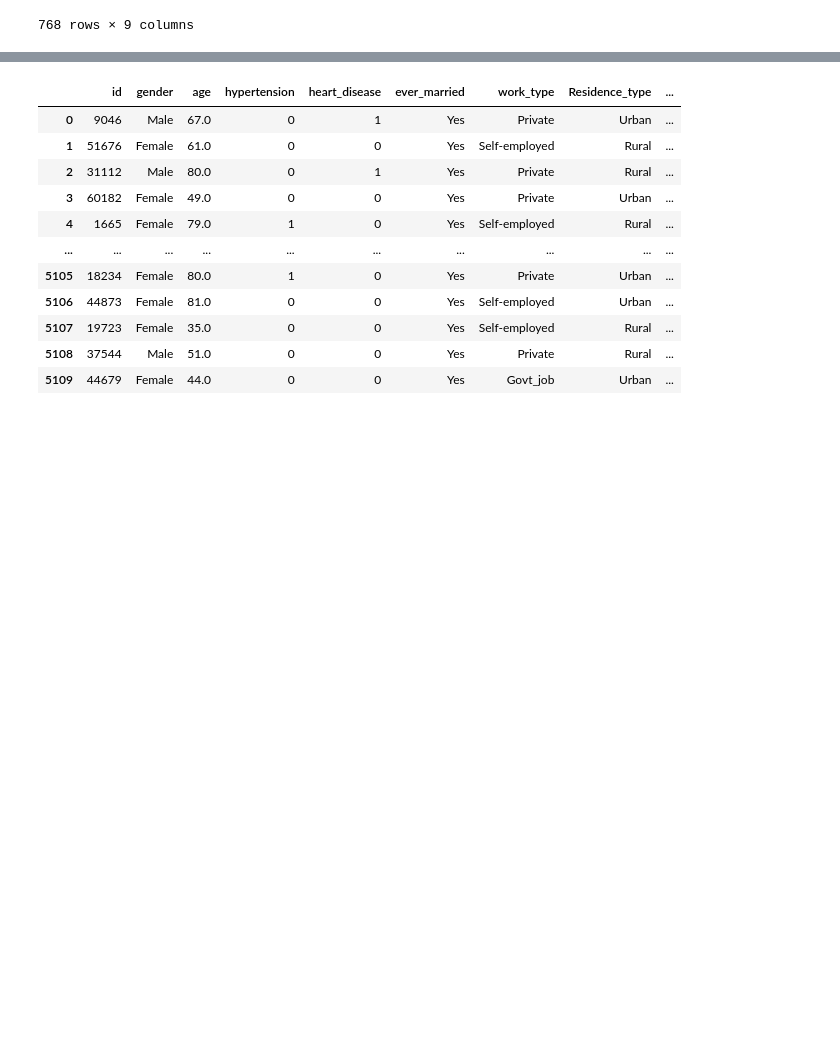
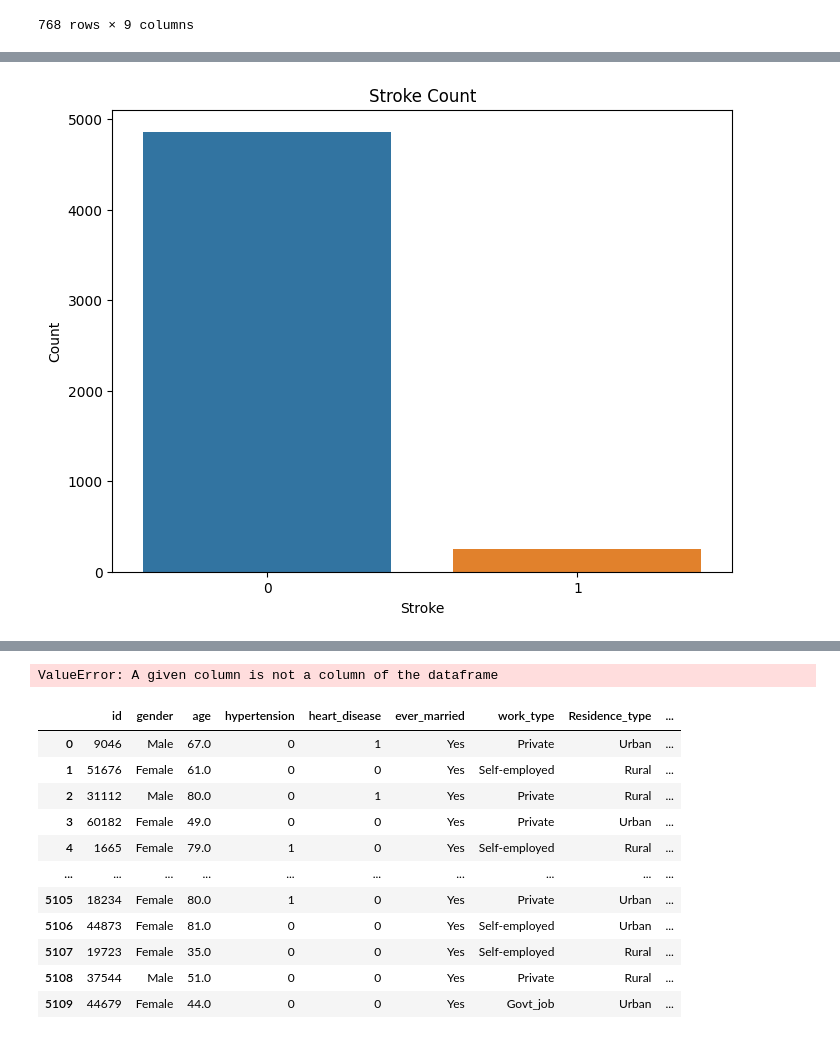
Before and after one commit to shankar1R/research, a Jupyter notebook: Healthcare.ipynb, the cells around one changed output, grey strips where cells are left out. Drawn from its saved outputs; the diff is of its cells as text; code cells hidden in the pictures; blank space fills up the shorter version.

```diff
--- a/Healthcare.ipynb
+++ b/Healthcare.ipynb
@@ -20,0 +140,79 @@ Data
+# %%
+import pandas as pd
+import matplotlib.pyplot as plt
+import seaborn as sns
+from sklearn.model_selection import train_test_split
+from sklearn.preprocessing import StandardScaler, OneHotEncoder
+from sklearn.compose import ColumnTransformer
+from sklearn.ensemble import RandomForestClassifier
+from sklearn.metrics import accuracy_score, classification_report
+from sklearn.impute import SimpleImputer
+from sklearn.pipeline import Pipeline
+
+# Load the data
+Data = pd.read_csv(r"E:\research\Helth Care Dataset\healthcare-dataset-stroke-data.csv")
+
+# Explore the data with visualizations
+# Example: Countplot of the 'stroke' column
+plt.figure(figsize=(8, 6))
+sns.countplot(data=Data, x='stroke')
+plt.title('Stroke Count')
+plt.xlabel('Stroke')
+plt.ylabel('Count')
+plt.show()
+
+print(Data.columns)
+
+# Define categorical and numeric features
+categorical_features = ['gender', 'ever_married', 'work_type', 'Residence_type', 'smoking_status']
+numeric_features = [col for col in Data.columns if col not in categorical_features]
+
+# Create transformers for preprocessing
+categorical_transformer = Pipeline(steps=[
+    ('imputer', SimpleImputer(strategy='most_frequent')),
+    ('onehot', OneHotEncoder(handle_unknown='ignore'))
+])
+
+numeric_transformer = Pipeline(steps=[
+    ('imputer', SimpleImputer(strategy='mean')),
+    ('scaler', StandardScaler())
+])
+
+# Use ColumnTransformer to apply transformers to the correct columns
+preprocessor = ColumnTransformer(
+    transformers=[
+        ('num', numeric_transformer, numeric_features),
+        ('cat', categorical_transformer, categorical_features)
+    ])
+
+# Preprocess the data
+X = Data.drop("stroke", axis=1)  # Assuming "stroke" is the target variable
+y = Data["stroke"]
+
+# Split the data into training and testing sets (e.g., 80% train, 20% test)
+X_train, X_test, y_train, y_test = train_test_split(X, y, test_size=0.2, random_state=42)
+
+# Apply preprocessing to the training and testing data
+X_train = preprocessor.fit_transform(X_train)
+X_test = preprocessor.transform(X_test)
+
+# Choose and train a machine learning model (e.g., Random Forest)
+model = RandomForestClassifier(random_state=42)
+model.fit(X_train, y_train)
+
+# Make predictions on the test data
+y_pred = model.predict(X_test)
+
+# Evaluate the model's performance
+accuracy = accuracy_score(y_test, y_pred)
+print("Accuracy:", accuracy)
+
+# Display classification report for more detailed metrics
+report = classification_report(y_test, y_pred)
+print("Classification Report:\n", report)
+
+# You can save the trained model for future use
+# from joblib import dump
+# dump(model, 'trained_model.joblib')
+# %% [output]
+[figure, added]
@@ -21 +223,2 @@ Data
+ValueError: A given column is not a column of the dataframe
 # %%
```
Also changed, not shown: parts of 6 cells of this notebook, 1 other file.
